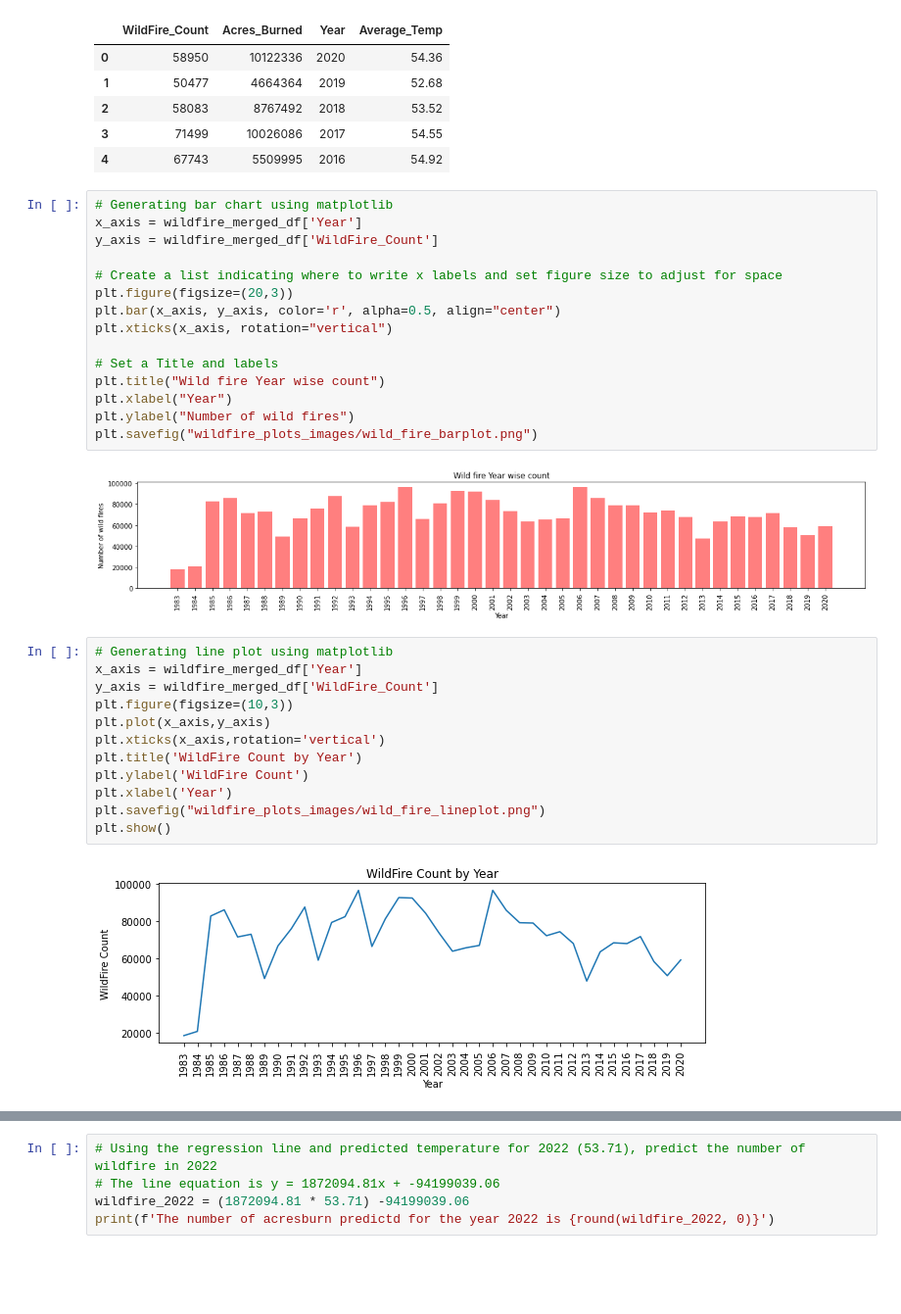
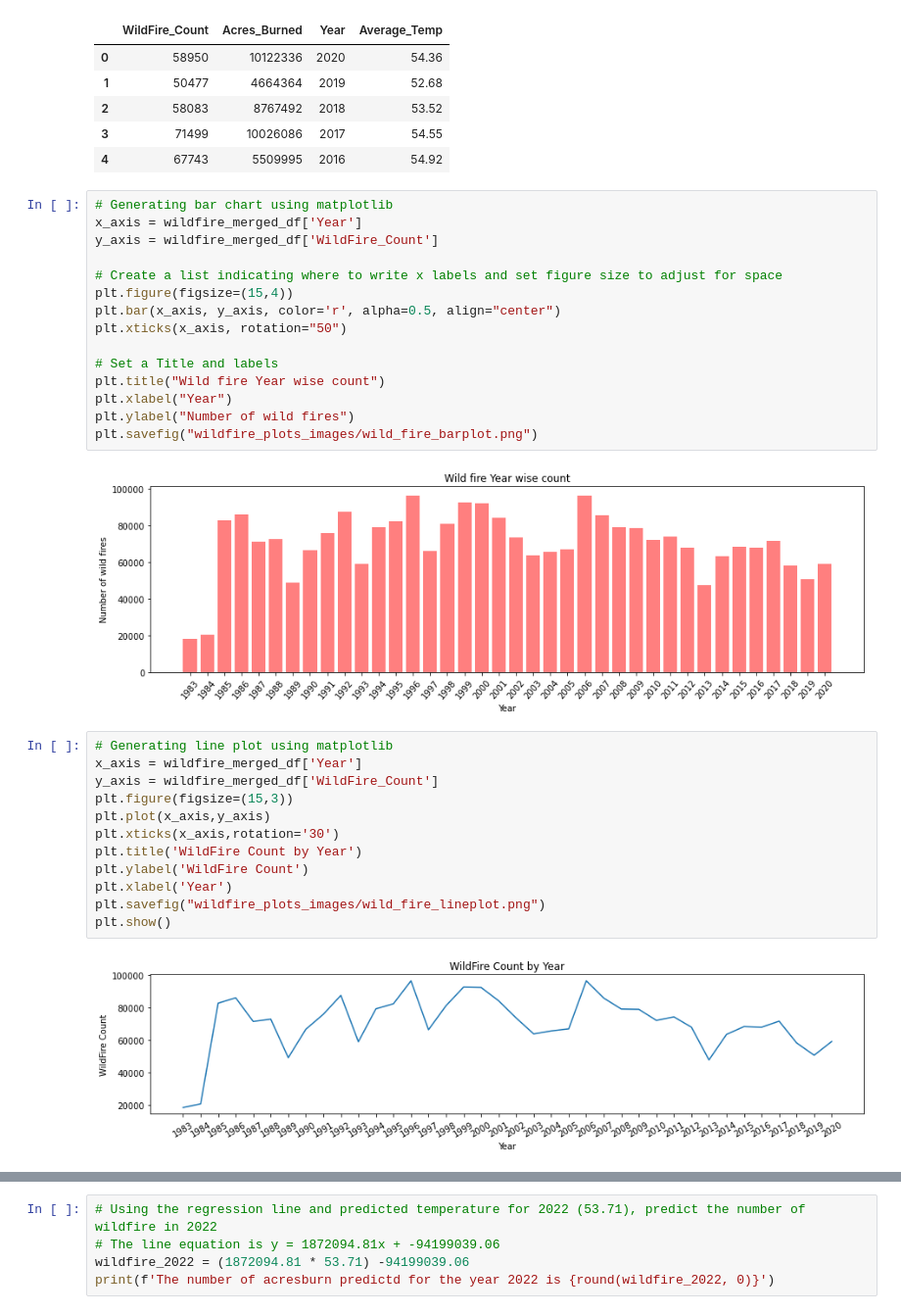
Before and after one commit to SaradhaRam/Climatechange-Extreme-Weather-Analysis, a Jupyter notebook: Final_Combined_Notebook.ipynb, the cells around one changed output, grey strips where cells are left out. Shown: that part at 98% size. Saved outputs shown, nothing was run; the diff lists cells and outputs as text; blank space fills up the shorter version.

Commit message:
bar chart axis modified

```diff
--- a/Final_Combined_Notebook.ipynb
+++ b/Final_Combined_Notebook.ipynb
@@ -256,34 +256,34 @@ wildfire_merged_df.head()
 # %%
 # Generating bar chart using matplotlib
 x_axis = wildfire_merged_df['Year']
 y_axis = wildfire_merged_df['WildFire_Count']
 
 # Create a list indicating where to write x labels and set figure size to adjust for space
-plt.figure(figsize=(20,3))
+plt.figure(figsize=(15,4))
 plt.bar(x_axis, y_axis, color='r', alpha=0.5, align="center")
-plt.xticks(x_axis, rotation="vertical")
+plt.xticks(x_axis, rotation="50")
 
 # Set a Title and labels
 plt.title("Wild fire Year wise count")
 plt.xlabel("Year")
 plt.ylabel("Number of wild fires")
 plt.savefig("wildfire_plots_images/wild_fire_barplot.png")
 # %% [output]
-[figure, old version]
+[figure, new version]
 # %%
 # Generating line plot using matplotlib
 x_axis = wildfire_merged_df['Year']
 y_axis = wildfire_merged_df['WildFire_Count']
-plt.figure(figsize=(10,3))
+plt.figure(figsize=(15,3))
 plt.plot(x_axis,y_axis)
-plt.xticks(x_axis,rotation='vertical')
+plt.xticks(x_axis,rotation='30')
 plt.title('WildFire Count by Year')
 plt.ylabel('WildFire Count')
 plt.xlabel('Year')
 plt.savefig("wildfire_plots_images/wild_fire_lineplot.png")
 plt.show()
 # %% [output]
-[figure, old version]
+[figure, new version]
 # %%
 # Create x and y axis for scatter chart
 x_axis = wildfire_merged_df['Year']
```
Also changed, not shown: parts of 2 cells of this notebook, 3 other files.
